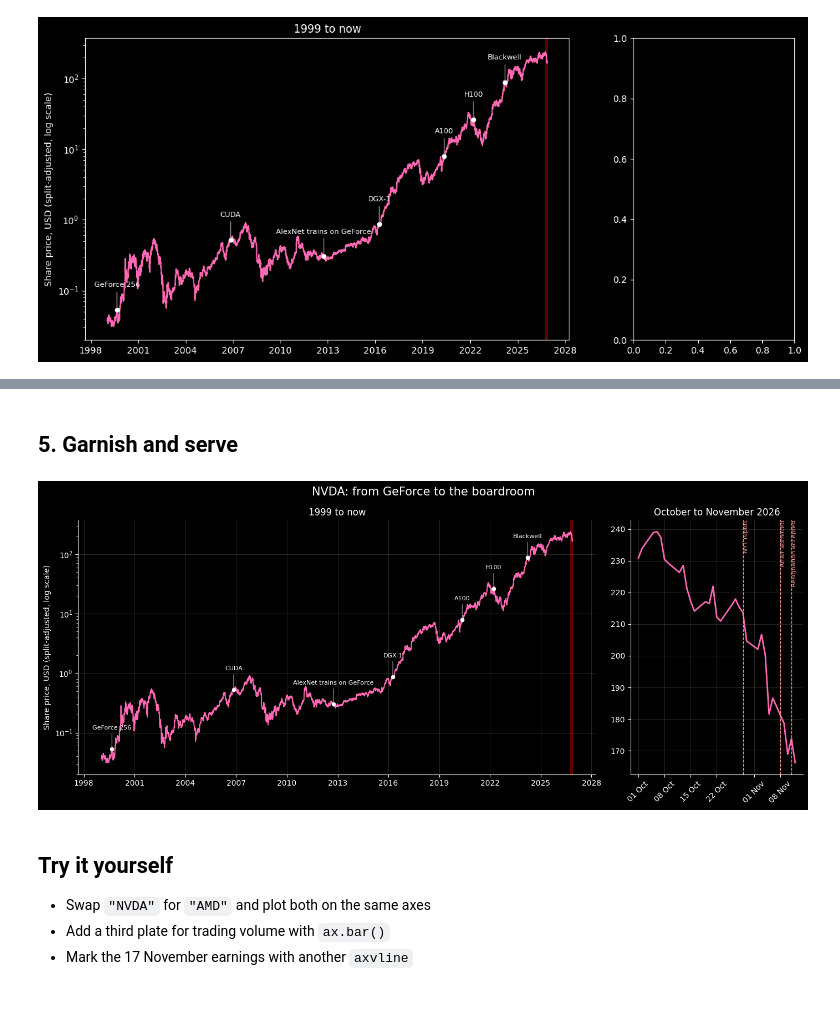
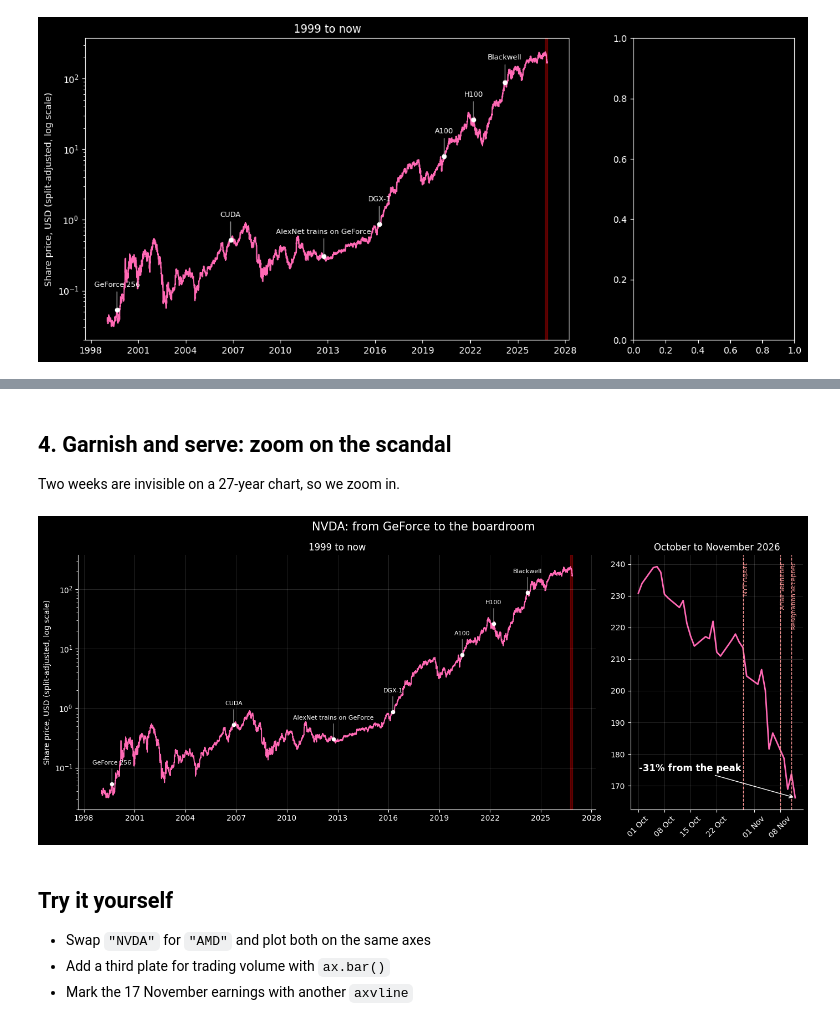
Before and after one commit to aSimpson02/01-nvidia-matplotlib, a Jupyter notebook: main.ipynb, the cells around one changed output, grey strips where cells are left out. Cells and saved outputs as stored; diff of their text form; code cells hidden in the pictures.

```diff
--- a/main.ipynb
+++ b/main.ipynb
@@ -84,12 +80,0 @@ Two weeks are invisible on a 27-year chart, so we zoom in.
-# %%
-recent = close["2026-10-01":]
-ax2.plot(recent.index, recent, color="#ff69b4", linewidth=2)
-for date, label in scandal.items():
-    d = pd.Timestamp(date)
-    ax2.axvline(d, color="#ff9999", linestyle="--", linewidth=1)
-    ax2.text(d, ax2.get_ylim()[1], " " + label, rotation=90, va="top",
-             fontsize=8, color="#ff9999")
-ax2.set_title("October to November 2026")
-ax2.xaxis.set_major_formatter(mdates.DateFormatter("%d %b"))
-ax2.tick_params(axis="x", rotation=45)
-fig
@@ -98,16 +81,24 @@ fig
 # %% [markdown]
-## 5. Garnish and serve
+## 4. Garnish and serve: zoom on the scandal
+Two weeks are invisible on a 27-year chart, so we zoom in.
 # %%
+# the big callout: how far from the peak?
+drop = recent.iloc[-1] / recent.max() - 1
+ax2.annotate(f"{drop:.0%} from the peak", xy=(recent.index[-1], recent.iloc[-1]),
+             xytext=(0.05, 0.15), textcoords="axes fraction",
+             color="white", fontsize=12, fontweight="bold",
+             arrowprops=dict(arrowstyle="->", color="white"))
+
 for ax in (ax1, ax2):
     ax.grid(alpha=0.15)
     for side in ["top", "right"]:
         ax.spines[side].set_visible(False)
 fig.suptitle("NVDA: from GeForce to the boardroom", fontsize=15)
 fig.tight_layout()
 fig.savefig("nvidia_timeline.png", dpi=200)
 fig
 # %% [output]
-[figure, old version]
+[figure, new version]
 # %% [markdown]
 ## Try it yourself
 - Swap `"NVDA"` for `"AMD"` and plot both on the same axes
```
Also changed, not shown: parts of 2 cells of this notebook, 1 other file.
